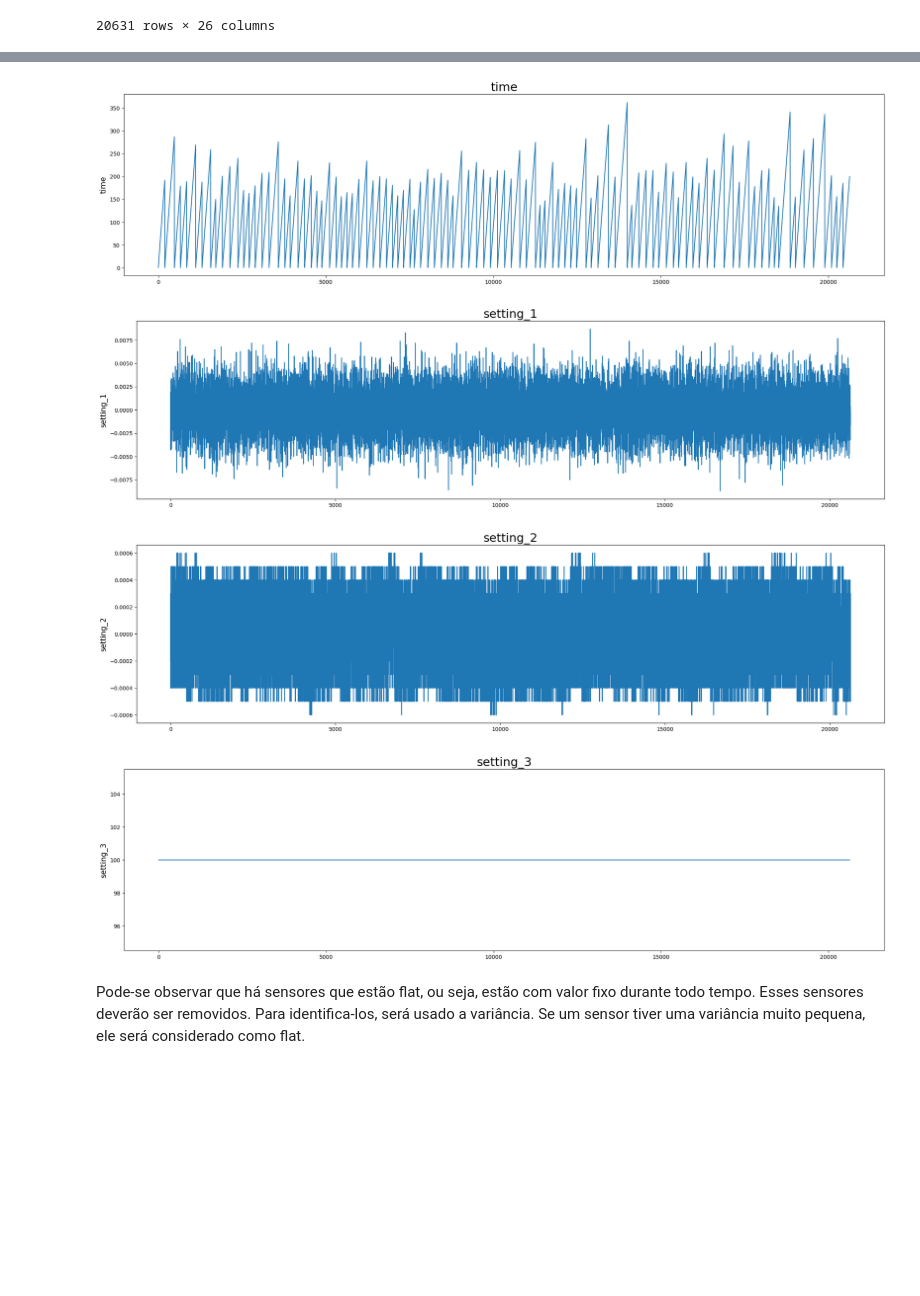
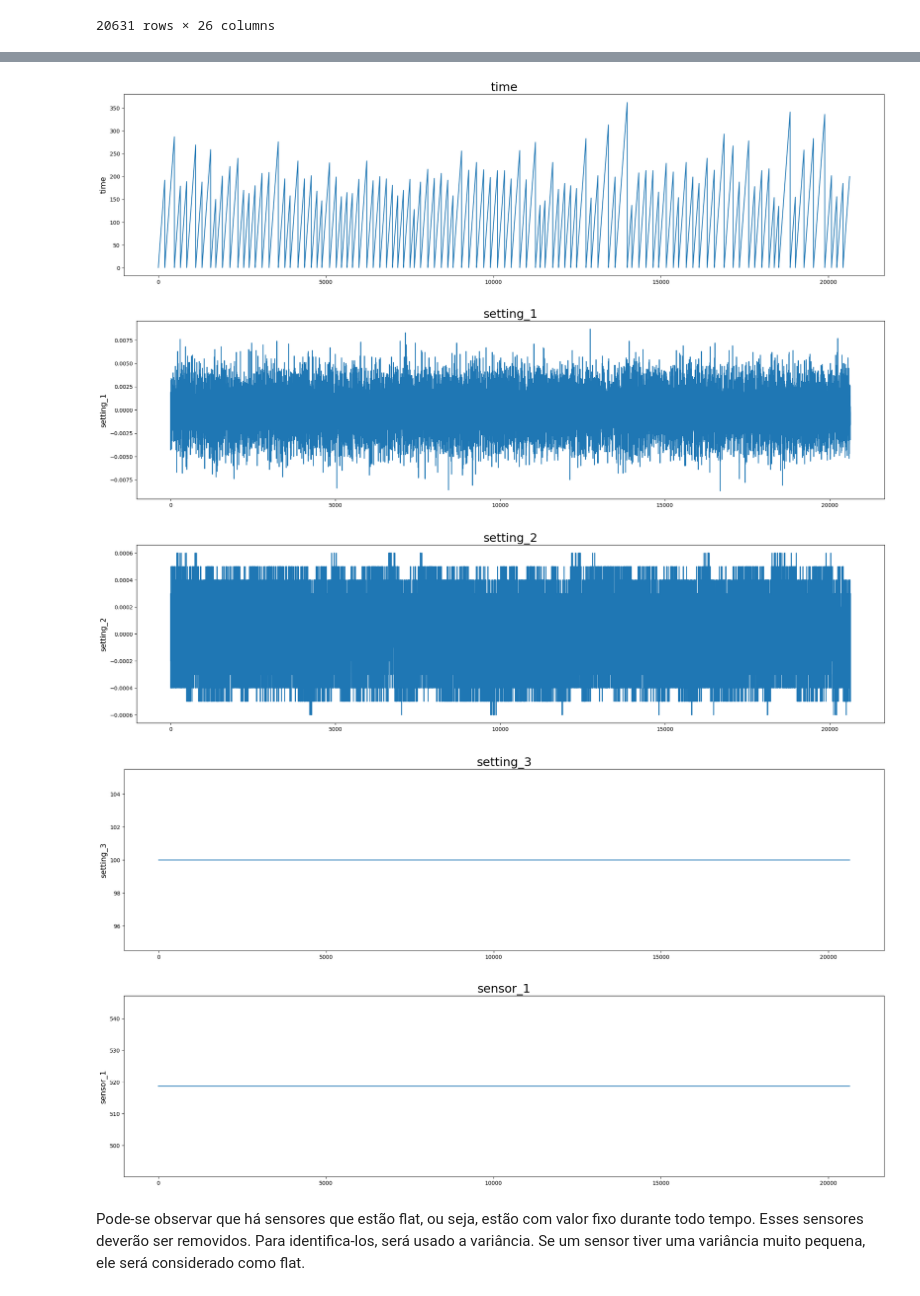
Before and after one commit to marcelov-aguiar/pdm_turbofan, a Jupyter notebook: code/2_exploratory_analysis/exploratory_train.ipynb, the cells around one changed output, grey strips where cells are left out. Saved outputs shown, nothing was run; the diff lists cells and outputs as text; code cells hidden in the pictures; blank space fills up the shorter version.

```diff
--- a/code/2_exploratory_analysis/exploratory_train.ipynb
+++ b/code/2_exploratory_analysis/exploratory_train.ipynb
@@ -32,19 +32,20 @@ df_train
 # %%
 i = 0
 for column in df_train.columns:
     fig, ax = plt.subplots(figsize=(25, 6))
     ax.plot(df_train[column])
     ax.set_ylabel(column, fontsize=14)
     ax.set_title(column, fontsize=22)
     i = i + 1
-    if i == 5:
+    if i == 6:
         break
 # %% [output]
 [figure]
 [figure]
 [figure]
 [figure]
 [figure]
+[figure, added]
 # %% [markdown]
 Pode-se observar que há sensores que estão flat, ou seja, estão com valor fixo durante todo tempo. Esses sensores deverão ser removidos. Para identifica-los, será usado a variância. Se um sensor tiver uma variância muito pequena, ele será considerado como flat.
 # %%
```
Also changed, not shown: parts of 2 cells of this notebook, 6 other files.
